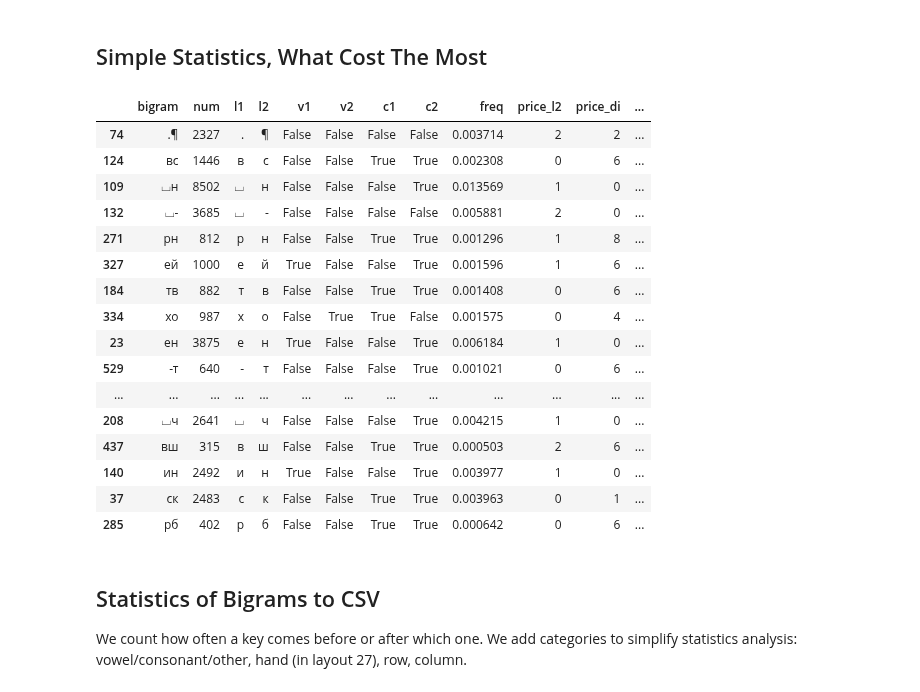
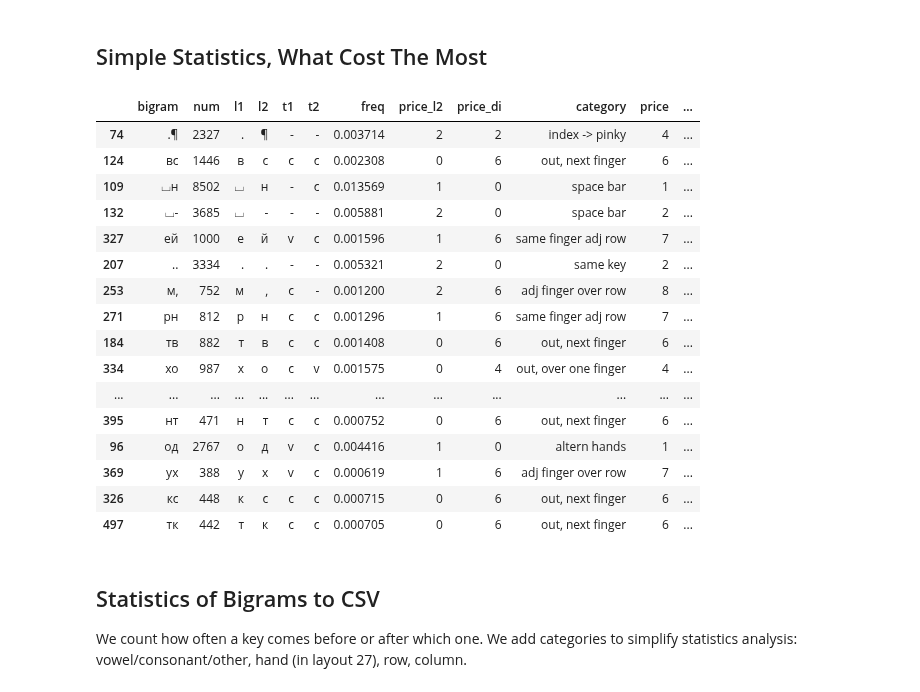
Before and after one commit to culebron/rus-layout-opt, a Jupyter notebook: Russian Optimization.ipynb, the cells around one changed output. Saved outputs shown, nothing was run; the diff lists cells and outputs as text; code cells hidden in the pictures.

```diff
--- a/Russian Optimization.ipynb
+++ b/Russian Optimization.ipynb
@@ -112 +133,3 @@ BG = make_grams('sampletexts.txt')
+# %%
+CORP = Corpus.from_path('sampletexts.txt')
 # %% [markdown]
@@ -1044,0 +1060,4 @@ PENALTIES_ERGODOX),
+# %%
+layouts2 = {}
+for k, definition in layouts.items():
+    layouts2[k] = Layout(k, definition)
@@ -1122,41 +1179,48 @@ IDK if I made something useful or just abuse my own scoring system.
 # %% [markdown]
 # Test Your Layout Here <a name="your-layout">
 # %%
-newboard = {'тест27': '''
+'''
+→эыфх:  цнмвчзжш
+ аоией  ,ртксд¶
+ ьуюяё  щлбпг
+'''
+newboard = {'тест28': r'''
+
 
 ъ123456 7890-=
-→щфыхё  цнмвчзж/
- аоией  ,лтксд¶
- ьуюяэ  шрбпг
+→щфыхё  цнмвчзж
+ аоией  шртксд¶
+ ьуюяэ  ,лбпг
 ⌴
 
-∅!"№;%: ?*()_+
-∅∅∅∅∅∅  ∅∅∅∅∅∅∅\\
- ∅∅∅∅∅  .∅∅∅∅∅∅
- ∅∅∅∅∅  ∅∅∅∅∅
+\!"№;%: ?*()_+
+∅∅∅∅∅∅  ∅∅∅∅∅∅∅∅
+ ∅∅∅∅∅  ∅∅∅∅∅∅∅
+ ∅∅∅∅∅  .∅∅∅∅
 ∅
 '''
 }
 
 # cheat with fingers and pos penalties if you want
 # change the cost call to: get_kbd_cost((kbd, FINGERS2, POS_PENALTY2), BG)
-FINGERS2 = """
+FINGERS2 = '''
 0000123 6789999
 001233  66789999
  01233  66789999
  01233  667899
 4
-"""
+'''
 
-POS_PENALTY2 = """
+
+POS_PENALTY2 = '''
 4321111 1111234
 210012  21001123
  00001  10000123
  00002  200001
 0
-"""
+'''
 
-for k, kbd in newboard.items():
-    results[k] = r = get_kbd_cost(kbd, BG)
-    print(k, ':', round(r[2], 4), '')
+for k, lyt in newboard.items():
+    results[k] = r = Result(CORP, Layout(k, lyt))
+    print(k, ':', round(r.score, 4), '')
 # %% [output]
@@ -1216,25 +1276,25 @@ compare(results, 'зубачёв', 'тест27').to_csv('zub-test27.csv')
 # %% [markdown]
 ## Simple Statistics, What Cost The Most <a name="simple-stats">
 # %%
-results['тест27'][0].sort_values('cost', ascending=False).head(30) #.to_csv('/tmp/test26.csv')
+results['тест28'].bigrams.sort_values('cost', ascending=False).head(30) #.to_csv('/tmp/test26.csv')
 # %% [output]
-|  | bigram | num | l1 | l2 | v1 | v2 | c1 | c2 | freq | price_l2 | price_di | ... |
-| 74 | .¶ | 2327 | . | ¶ | False | False | False | False | 0.003714 | 2 | 2 | ... |
-| 124 | вс | 1446 | в | с | False | False | True | True | 0.002308 | 0 | 6 | ... |
-| 109 | ⌴н | 8502 | ⌴ | н | False | False | False | True | 0.013569 | 1 | 0 | ... |
-| 132 | ⌴- | 3685 | ⌴ | - | False | False | False | False | 0.005881 | 2 | 0 | ... |
-| 271 | рн | 812 | р | н | False | False | True | True | 0.001296 | 1 | 8 | ... |
-| 327 | ей | 1000 | е | й | True | False | False | True | 0.001596 | 1 | 6 | ... |
-| 184 | тв | 882 | т | в | False | False | True | True | 0.001408 | 0 | 6 | ... |
-| 334 | хо | 987 | х | о | False | True | True | False | 0.001575 | 0 | 4 | ... |
-| 23 | ен | 3875 | е | н | True | False | False | True | 0.006184 | 1 | 0 | ... |
-| 529 | -т | 640 | - | т | False | False | False | True | 0.001021 | 0 | 6 | ... |
+|  | bigram | num | l1 | l2 | t1 | t2 | freq | price_l2 | price_di | category | price | ... |
+| 74 | .¶ | 2327 | . | ¶ | - | - | 0.003714 | 2 | 2 | index -> pinky | 4 | ... |
+| 124 | вс | 1446 | в | с | c | c | 0.002308 | 0 | 6 | out, next finger | 6 | ... |
+| 109 | ⌴н | 8502 | ⌴ | н | - | c | 0.013569 | 1 | 0 | space bar | 1 | ... |
+| 132 | ⌴- | 3685 | ⌴ | - | - | - | 0.005881 | 2 | 0 | space bar | 2 | ... |
+| 327 | ей | 1000 | е | й | v | c | 0.001596 | 1 | 6 | same finger adj row | 7 | ... |
+| 207 | .. | 3334 | . | . | - | - | 0.005321 | 2 | 0 | same key | 2 | ... |
+| 253 | м, | 752 | м | , | c | - | 0.001200 | 2 | 6 | adj finger over row | 8 | ... |
+| 271 | рн | 812 | р | н | c | c | 0.001296 | 1 | 6 | same finger adj row | 7 | ... |
+| 184 | тв | 882 | т | в | c | c | 0.001408 | 0 | 6 | out, next finger | 6 | ... |
+| 334 | хо | 987 | х | о | c | v | 0.001575 | 0 | 4 | out, over one finger | 4 | ... |
 | ... | ... | ... | ... | ... | ... | ... | ... | ... | ... | ... | ... | ... |
-| 208 | ⌴ч | 2641 | ⌴ | ч | False | False | False | True | 0.004215 | 1 | 0 | ... |
-| 437 | вш | 315 | в | ш | False | False | True | True | 0.000503 | 2 | 6 | ... |
-| 140 | ин | 2492 | и | н | True | False | False | True | 0.003977 | 1 | 0 | ... |
-| 37 | ск | 2483 | с | к | False | False | True | True | 0.003963 | 0 | 1 | ... |
-| 285 | рб | 402 | р | б | False | False | True | True | 0.000642 | 0 | 6 | ... |
+| 395 | нт | 471 | н | т | c | c | 0.000752 | 0 | 6 | out, next finger | 6 | ... |
+| 96 | од | 2767 | о | д | v | c | 0.004416 | 1 | 0 | altern hands | 1 | ... |
+| 369 | ух | 388 | у | х | v | c | 0.000619 | 1 | 6 | adj finger over row | 7 | ... |
+| 326 | кс | 448 | к | с | c | c | 0.000715 | 0 | 6 | out, next finger | 6 | ... |
+| 497 | тк | 442 | т | к | c | c | 0.000705 | 0 | 6 | out, next finger | 6 | ... |
 # %% [markdown]
 ## Statistics of Bigrams to CSV <a name="output-statistics">
 
```
Also changed, not shown: parts of 37 cells of this notebook.
